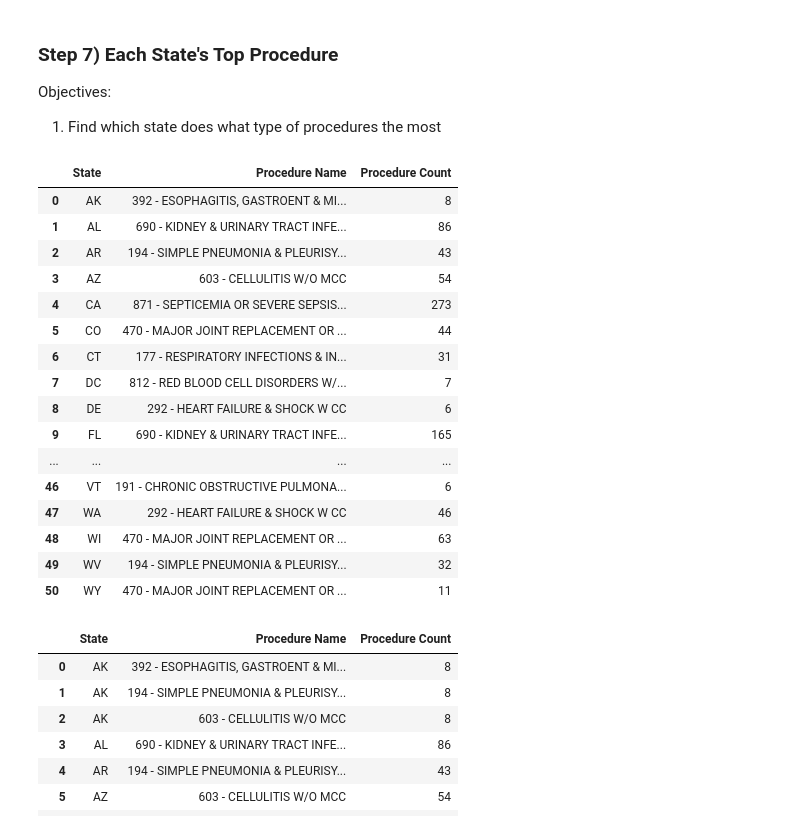
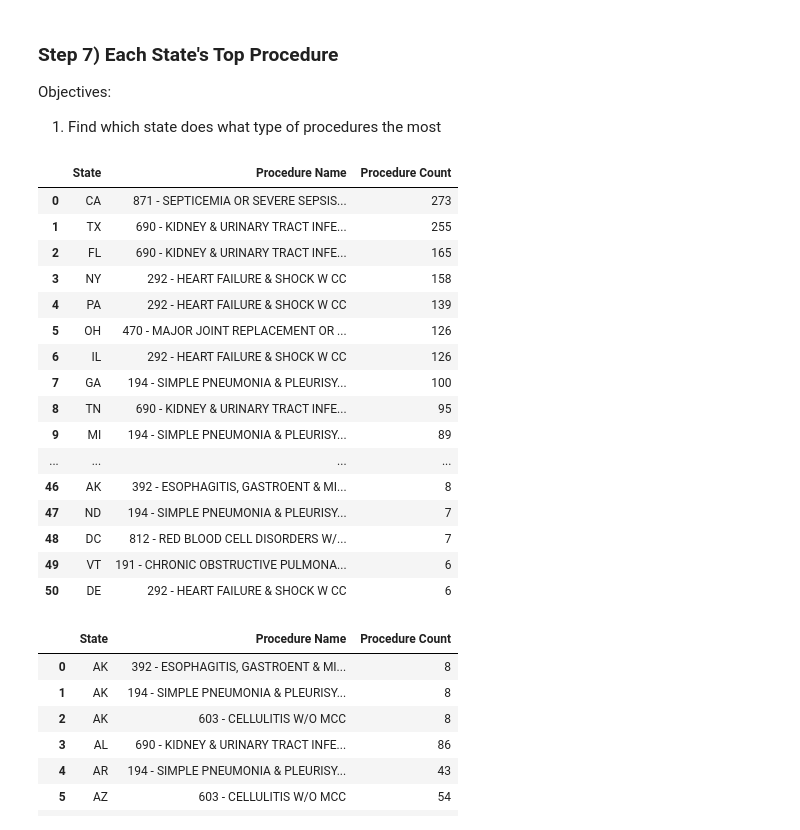
Before and after one commit to hasanregius/inpatient_prospective_payment_system_equitability, a Jupyter notebook: data_retrieval_and_cleanup-xing-v2.ipynb, the cells around one changed output. Saved outputs shown, nothing was run; the diff lists cells and outputs as text; code cells hidden in the pictures.

```diff
--- a/data_retrieval_and_cleanup-xing-v2.ipynb
+++ b/data_retrieval_and_cleanup-xing-v2.ipynb
@@ -144,35 +144,42 @@ Objectives:
 # %%
 # Method 01 exclude tie's
 
+resultGB = results_df.groupby(["provider_state","drg_definition"])#.size().reset_index(name='DRG counts')
+drgCtByState = pd.DataFrame(resultGB["provider_id"].count())
+drgCtByState.rename(columns = {"provider_id": "Provider Count"}, inplace = True)
+drgCtByState["Rank"]= drgCtByState["Provider Count"].rank(method='max')
+drgCtByStateRN = drgCtByState.sort_values(by="Rank", ascending = False)
+idx = drgCtByStateRN.reset_index().groupby("provider_state")["Provider Count"].idxmax()
+drgCtByStateRN.reset_index().loc[idx,].sort_values("provider_state")
 result_state_top_proce = results_df.groupby(["provider_state","drg_definition"])
 result_state_top_proce = pd.DataFrame(result_state_top_proce["provider_id"].count())
 result_state_top_proce.rename(columns = {"provider_id": "Provider Count"}, inplace = True)
 result_state_top_proce["Rank"]= drgCtByState["Provider Count"].rank(method='max')
 result_state_top_proce = drgCtByState.sort_values(by="Rank", ascending = False)
 result_state_top_proce = result_state_top_proce.reset_index().groupby("provider_state")["Provider Count"].idxmax()
 result_state_top_proce = drgCtByStateRN.reset_index().loc[idx,].sort_values("provider_state")
 del result_state_top_proce["Rank"]
 result_state_top_proce = result_state_top_proce.reset_index(drop=True)
 result_state_top_proce = result_state_top_proce.rename(columns={"provider_state":"State", "drg_definition":"Procedure Name", "Provider Count":"Procedure Count"})
-result_state_top_proce
+result_state_top_proce.sort_values(by="Procedure Count", ascending=False).reset_index(drop=True)
 # %% [output]
 |  | State | Procedure Name | Procedure Count |
-| 0 | AK | 392 - ESOPHAGITIS, GASTROENT & MI... | 8 |
-| 1 | AL | 690 - KIDNEY & URINARY TRACT INFE... | 86 |
-| 2 | AR | 194 - SIMPLE PNEUMONIA & PLEURISY... | 43 |
-| 3 | AZ | 603 - CELLULITIS W/O MCC | 54 |
-| 4 | CA | 871 - SEPTICEMIA OR SEVERE SEPSIS... | 273 |
-| 5 | CO | 470 - MAJOR JOINT REPLACEMENT OR ... | 44 |
-| 6 | CT | 177 - RESPIRATORY INFECTIONS & IN... | 31 |
-| 7 | DC | 812 - RED BLOOD CELL DISORDERS W/... | 7 |
-| 8 | DE | 292 - HEART FAILURE & SHOCK W CC | 6 |
-| 9 | FL | 690 - KIDNEY & URINARY TRACT INFE... | 165 |
+| 0 | CA | 871 - SEPTICEMIA OR SEVERE SEPSIS... | 273 |
+| 1 | TX | 690 - KIDNEY & URINARY TRACT INFE... | 255 |
+| 2 | FL | 690 - KIDNEY & URINARY TRACT INFE... | 165 |
+| 3 | NY | 292 - HEART FAILURE & SHOCK W CC | 158 |
+| 4 | PA | 292 - HEART FAILURE & SHOCK W CC | 139 |
+| 5 | OH | 470 - MAJOR JOINT REPLACEMENT OR ... | 126 |
+| 6 | IL | 292 - HEART FAILURE & SHOCK W CC | 126 |
+| 7 | GA | 194 - SIMPLE PNEUMONIA & PLEURISY... | 100 |
+| 8 | TN | 690 - KIDNEY & URINARY TRACT INFE... | 95 |
+| 9 | MI | 194 - SIMPLE PNEUMONIA & PLEURISY... | 89 |
 | ... | ... | ... | ... |
-| 46 | VT | 191 - CHRONIC OBSTRUCTIVE PULMONA... | 6 |
-| 47 | WA | 292 - HEART FAILURE & SHOCK W CC | 46 |
-| 48 | WI | 470 - MAJOR JOINT REPLACEMENT OR ... | 63 |
-| 49 | WV | 194 - SIMPLE PNEUMONIA & PLEURISY... | 32 |
-| 50 | WY | 470 - MAJOR JOINT REPLACEMENT OR ... | 11 |
+| 46 | AK | 392 - ESOPHAGITIS, GASTROENT & MI... | 8 |
+| 47 | ND | 194 - SIMPLE PNEUMONIA & PLEURISY... | 7 |
+| 48 | DC | 812 - RED BLOOD CELL DISORDERS W/... | 7 |
+| 49 | VT | 191 - CHRONIC OBSTRUCTIVE PULMONA... | 6 |
+| 50 | DE | 292 - HEART FAILURE & SHOCK W CC | 6 |
 # %%
 # Method 02 include tie's
 
```
Also changed, not shown: 1 other file.
